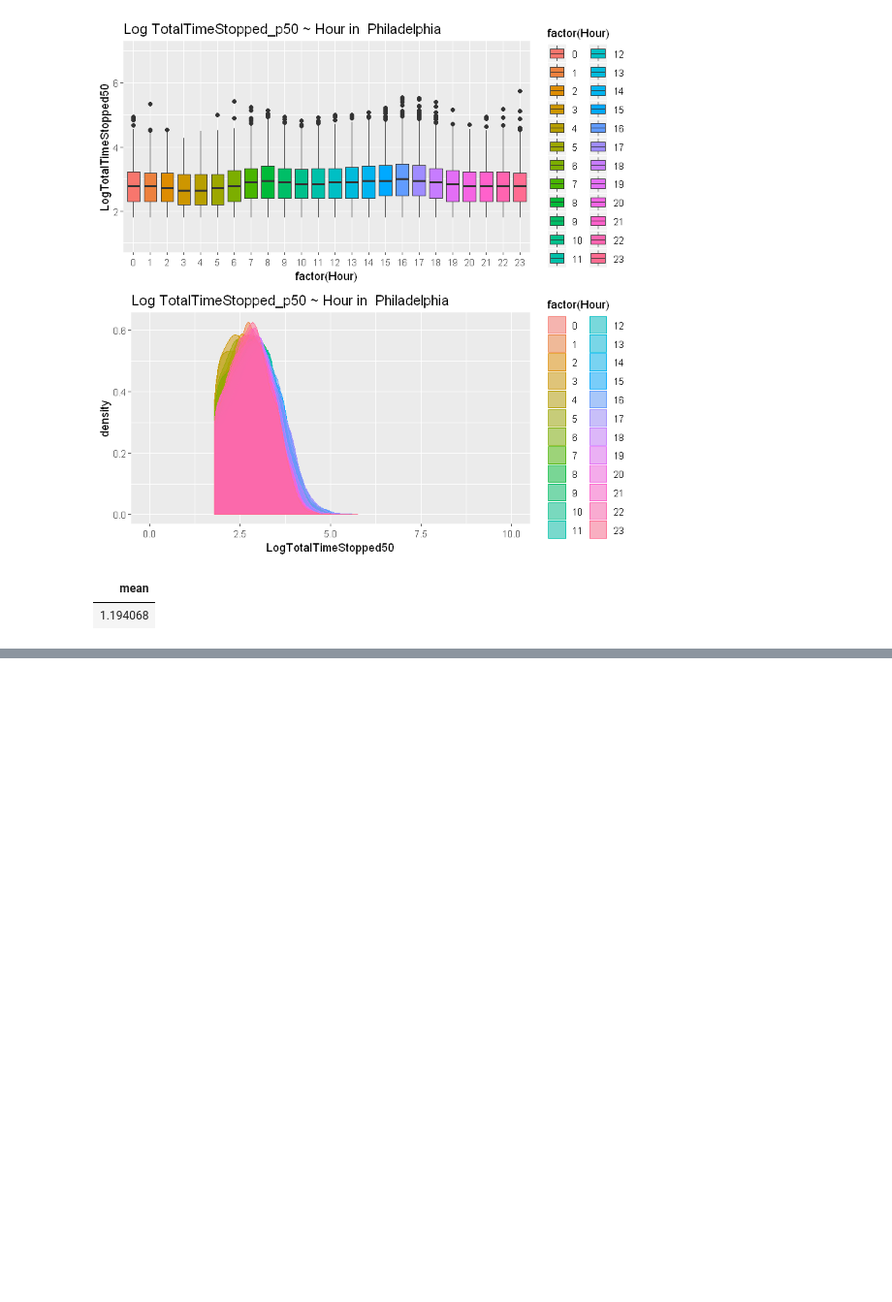
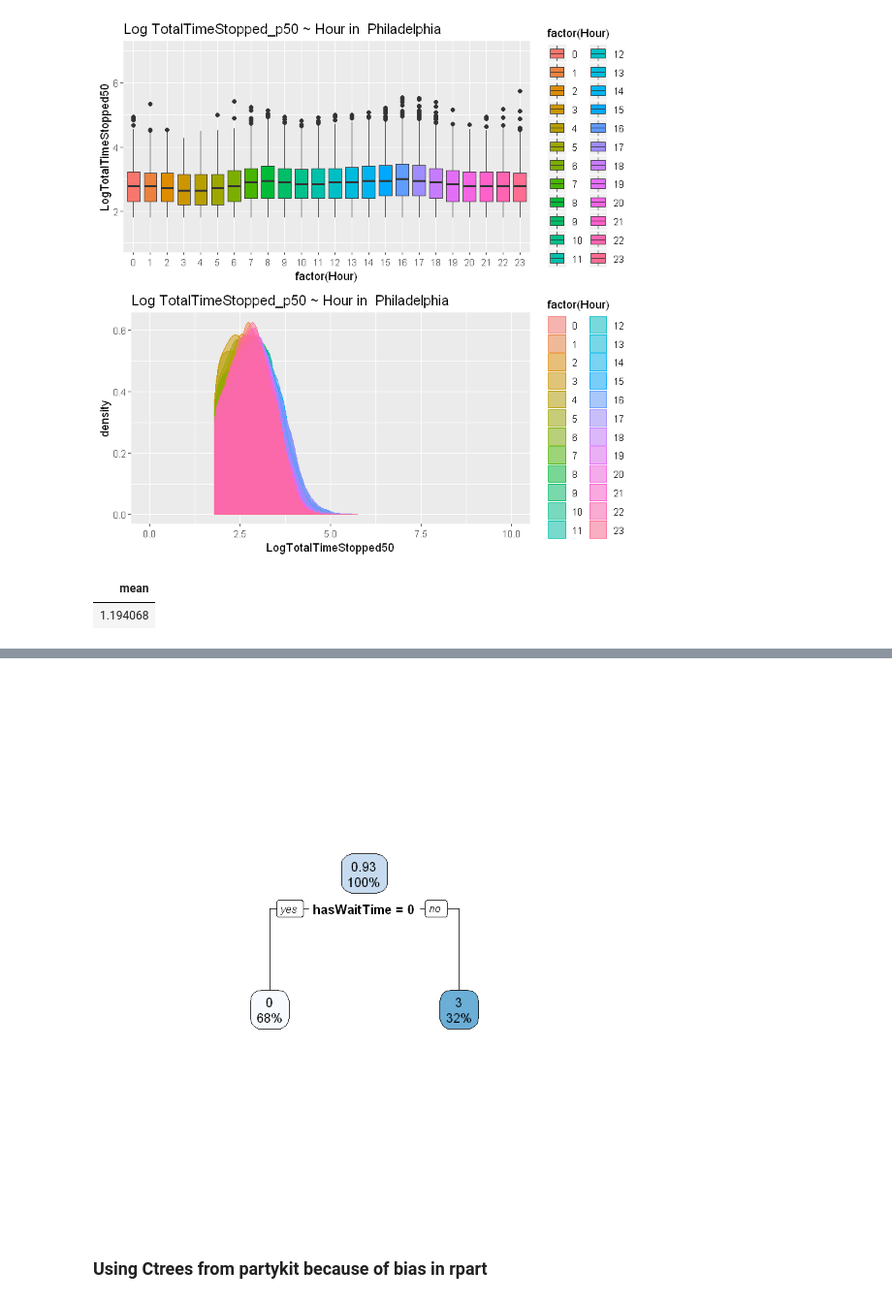
Before and after one commit to Haximilian/statistics447b, a Jupyter notebook: Statistics 447b Project - Adel.ipynb, the cells around one changed output, grey strips where cells are left out. Shown at 97% size. Drawn from its saved outputs; the diff is of its cells as text; code cells hidden in the pictures; blank space fills up the shorter version.

Commit message:
Added regression trees and random forest models

```diff
--- a/Statistics 447b Project - Adel.ipynb
+++ b/Statistics 447b Project - Adel.ipynb
@@ -456,0 +491,10 @@ training %>% filter(City == 'Atlanta') %>% filter(Hour == 8) %>% summarise(mean=
+# %%
+transformedTrain <- training %>% select(IntersectionId, Latitude,Longitude,EntryHeading,ExitHeading,Hour,Weekend,Month,City,TimeFromFirstStop_p50,DistanceToFirstStop_p50, TotalTimeStopped_p50)
+
+transformedTrain <- transformedTrain %>% mutate(
+    JanAndMay = ifelse(Month == 1 | Month == 5, 1, 0),
+    straightThrough = ifelse(EntryHeading == ExitHeading, 1, 0),
+    rushHour = ifelse((Hour >= 6 & Hour <= 9) | (Hour >= 15 & Hour <= 18), 1, 0),
+    hasWaitTime = ifelse(DistanceToFirstStop_p50 > 0 & TimeFromFirstStop_p50 > 0, 1, 0),
+    TotalTimeStopped_p50 = ifelse(hasWaitTime == 1, log(TotalTimeStopped_p50), TotalTimeStopped_p50),
+)
@@ -456,0 +513,6 @@ training %>% filter(City == 'Atlanta') %>% filter(Hour == 8) %>% summarise(mean=
+# %%
+smp_size <- floor(0.75 * nrow(transformedTrain))
+train_ind <- sample(seq_len(nrow(transformedTrain)), size = smp_size)
+
+train <- transformedTrain[train_ind, ]
+holdo <- transformedTrain[-train_ind, ]
@@ -456,0 +533,3 @@ training %>% filter(City == 'Atlanta') %>% filter(Hour == 8) %>% summarise(mean=
+# %%
+RegTree=rpart(TotalTimeStopped_p50~hasWaitTime+rushHour+straightThrough+Weekend+JanAndMay+City, data=train);
+print(RegTree)
@@ -456,0 +545,4 @@ training %>% filter(City == 'Atlanta') %>% filter(Hour == 8) %>% summarise(mean=
+# %%
+rpart.plot(RegTree)
+# %% [output]
+[figure, added]
@@ -456,0 +599,2 @@ training %>% filter(City == 'Atlanta') %>% filter(Hour == 8) %>% summarise(mean=
+# %% [markdown]
+### Using Ctrees from partykit because of bias in rpart
```
Also changed, not shown: parts of 42 cells of this notebook.
